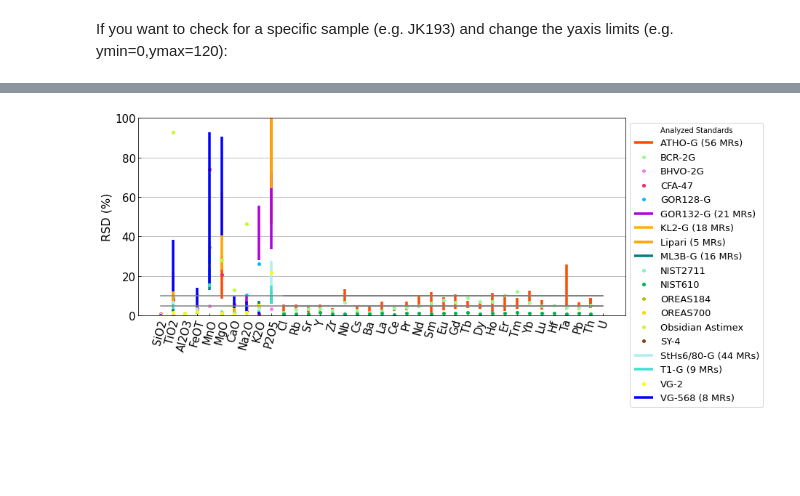
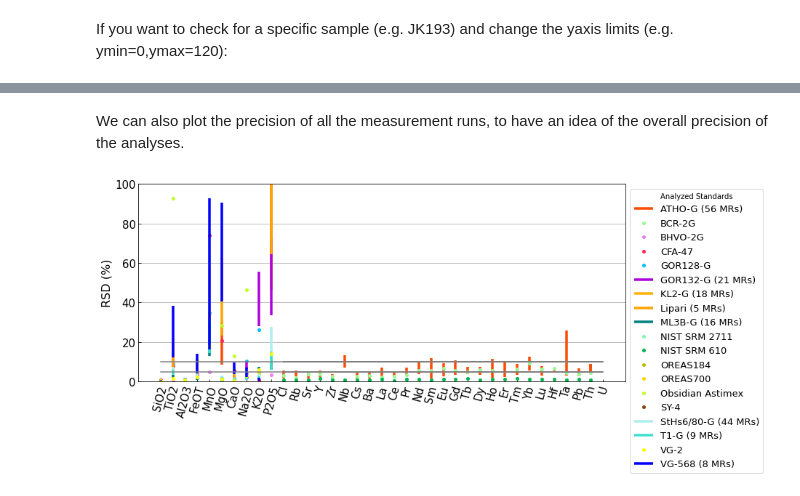
Before and after one commit to consuelola/BOOM, a Jupyter notebook: Notebooks/UncertaintyAndStandards.ipynb, the cells around one changed output, grey strips where cells are left out. Drawn from its saved outputs; the diff is of its cells as text; code cells hidden in the pictures; blank space fills up the shorter version.

```diff
--- a/Notebooks/UncertaintyAndStandards.ipynb
+++ b/Notebooks/UncertaintyAndStandards.ipynb
@@ -43,14 +38,21 @@ Samples analyzed for geochemical composition
 # %%
-# Load data of geostandards analyzed in each run (ID of the geostandard (e.g. ATHO-G, ML3B-G),
+# Load data of geostandards analyzed in each run from the MeasurementRuns file: ID of the geostandard (e.g. ATHO-G, ML3B-G),
 #     the average analyzed value for each analyzed element, its standard deviation (SD),
 #     the relative standard deviation (RSD) and the number of analyses performed for of each standard (n).
 
-BOOM_geostandards = pd.read_excel('../Data/MeasurementRuns.xlsx')
+standard_url = "https://data.ipsl.fr/repository/TephraDatabase/TephraDataBase_Standards.csv"
+s=requests.get(standard_url).text
+BOOM_geostandards = pd.read_csv(StringIO(s), encoding="latin1")
 BOOM_geostandards.loc[:,'MeasurementRun'] = BOOM_geostandards.loc[:,'MeasurementRun'].astype('str')
-print('\033[1m'+ 'Number of sample observations analyzed for geochemical composition, for which the average, std and n analyzed for each element for each geostandard analyzed along with the samples, are included in the BOOM TephraDataSet'+ '\033[0m')
+
+#in case the ESPRI server is down:
+BOOM_geostandards = pd.read_csv("../assets/Data/MeasurementRuns.csv", encoding = 'UTF-8', low_memory =False )
+BOOM_geostandards.loc[:,'MeasurementRun'] = BOOM_geostandards.loc[:,'MeasurementRun'].astype('str')
+
+print('\033[1m'+ 'Number of sample observations analyzed for geochemical composition, for which the average, std and n analyzed for each element, for each geostandard analyzed along with the samples, are included in the BOOM Dataset:'+ '\033[0m')
 print(len(BOOM_with_geostandards[BOOM_with_geostandards.MeasurementRun.isin(BOOM_geostandards[BOOM_geostandards.n!= 'Not reported'].MeasurementRun.unique().tolist())]))
 print(' ')
 
-print('\033[1m'+ 'Number of sample observations analyzed for geochemical composition, for which only the average of the geostandard are included in the BOOM TephraDataSet '+ '\033[0m')
+print('\033[1m'+ 'Number of sample observations analyzed for geochemical composition, for which only the average of the geostandard are included in the BOOM Dataset:'+ '\033[0m')
 print(len(BOOM_with_geostandards[BOOM_with_geostandards.MeasurementRun.isin(BOOM_geostandards[BOOM_geostandards.n== 'Not reported'].MeasurementRun.unique().tolist())]))
 # %% [output]
@@ -199,9 +206,11 @@ plot_RSD_MeasurementRun(BOOM_geostandards[BOOM_geostandards.MeasurementRun.isin(
+# %% [markdown]
+We can also plot the precision of all the measurement runs, to have an idea of the overall precision of the analyses.
 # %%
 from functions import plot_RSD_BOOM
 
-plot_RSD_BOOM(BOOM_geostandards,ymin = 0, ymax= 100)
+plot_RSD_BOOM(BOOM_geostandards[BOOM_geostandards.Standard!='?'] ,ymin = 0, ymax= 100)
 # %% [output]
-[figure, old version]
+[figure, new version]
 # %%
 print('\033[1m'+ 'Precision Summary'+ '\033[0m')
 print(" ")
```
Also changed, not shown: parts of 25 cells of this notebook, 3 other files.
